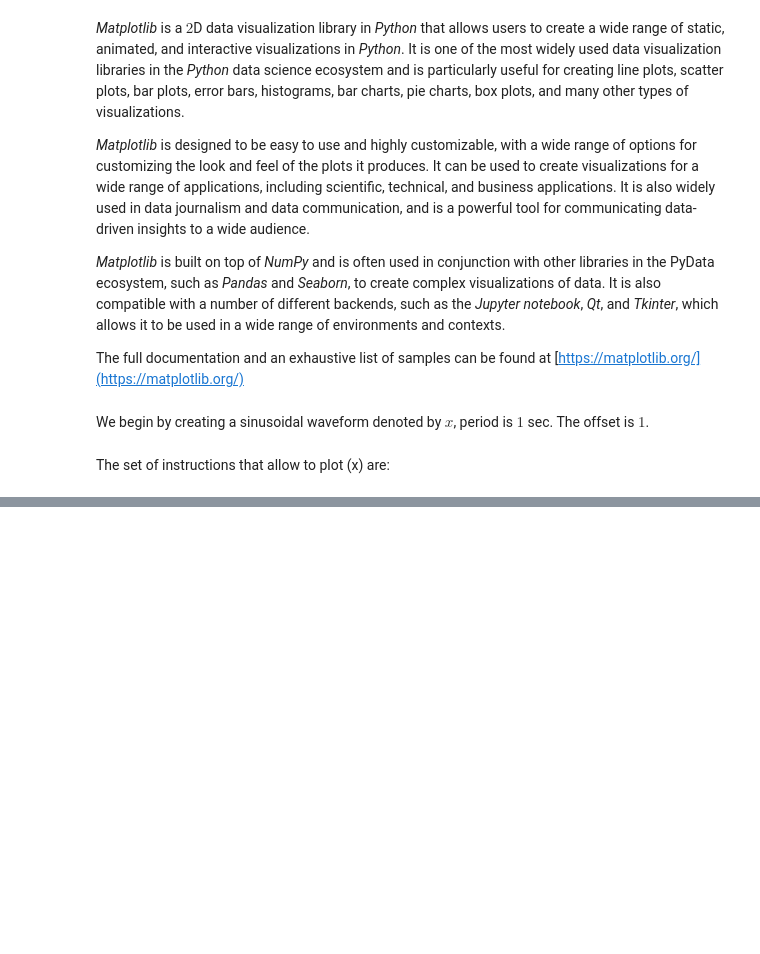
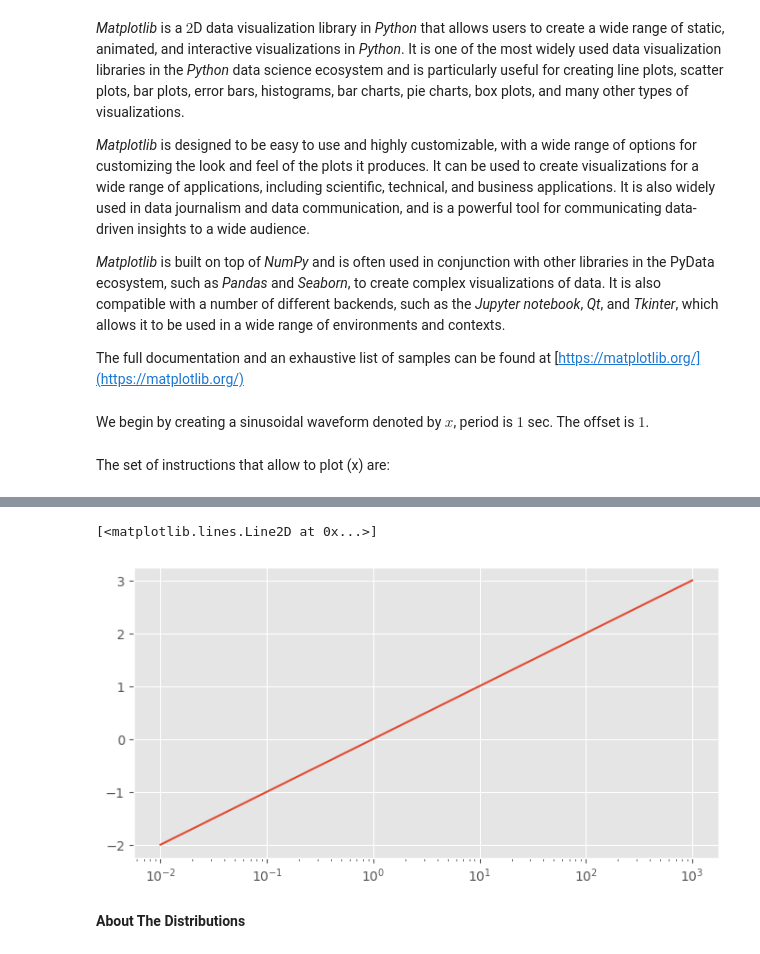
Before and after one commit to a-mhamdi/mlpy, a Jupyter notebook: Codes/Python/py-onramp.ipynb, the cells around one changed output, grey strips where cells are left out. Cells and saved outputs as stored; diff of their text form; code cells hidden in the pictures; blank space fills up the shorter version.

```diff
--- a/Codes/Python/py-onramp.ipynb
+++ b/Codes/Python/py-onramp.ipynb
@@ -576,0 +604,7 @@ Text(0.5, 0, '$t$ (sec)')
+# %%
+plt.semilogx(x, y)
+# %% [output]
+[<matplotlib.lines.Line2D at 0x...>]
+[figure, added]
+# %% [markdown]
+**About The Distributions**
```
Also changed, not shown: parts of 9 cells of this notebook.
